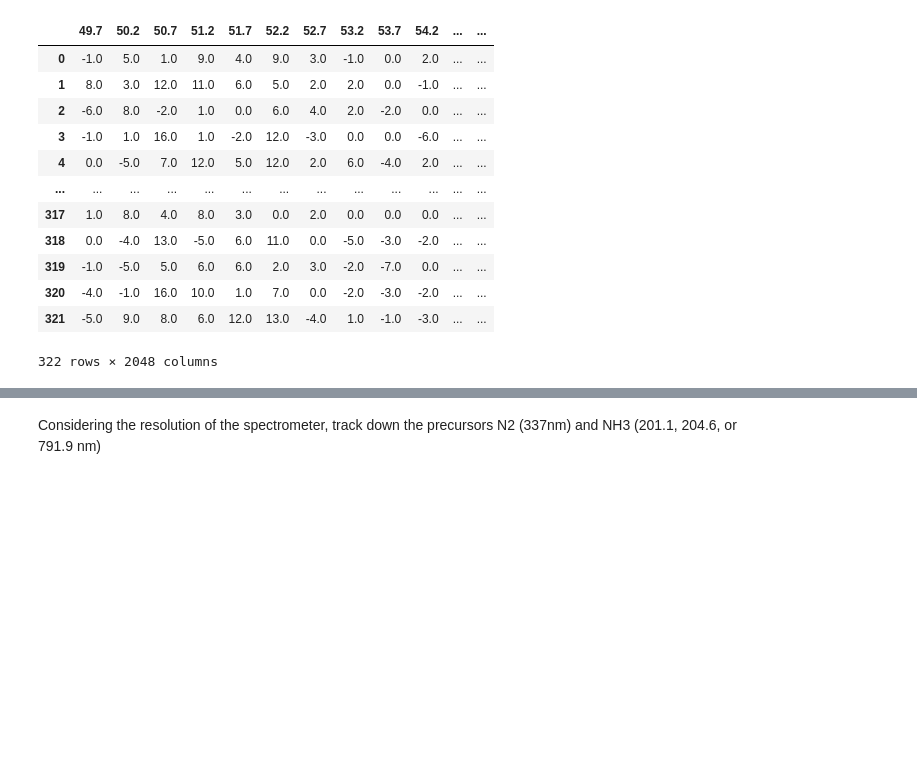
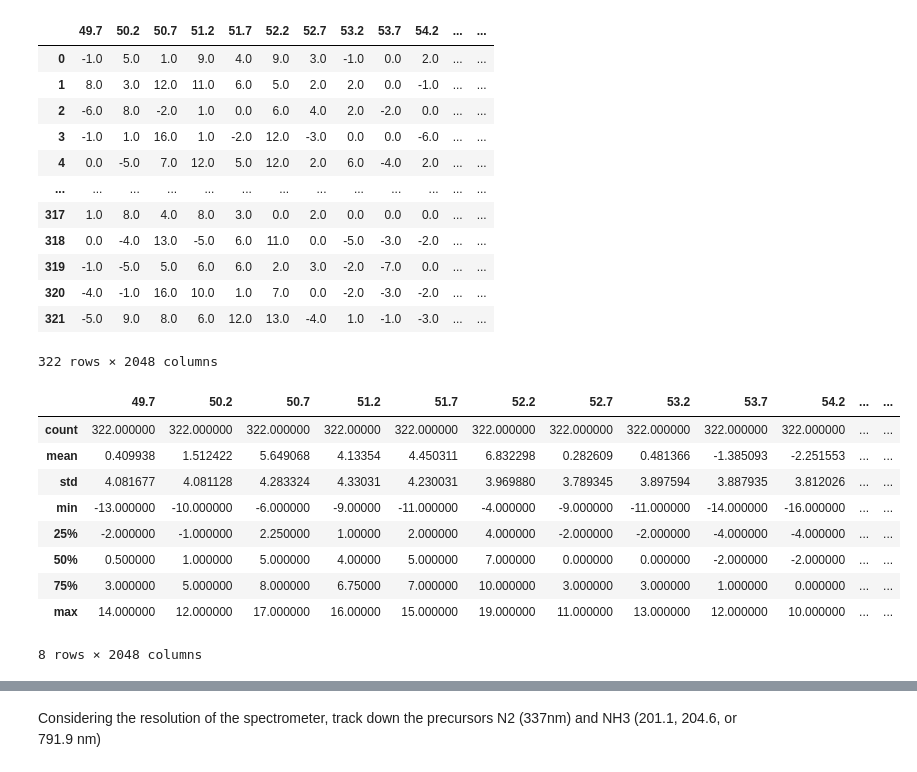
Before and after one commit to Materials-and-Devices-Center-under-KETI/OES_data, a Jupyter notebook: oes_test_new.ipynb, the cells around one changed output, grey strips where cells are left out. Cells and saved outputs as stored; diff of their text form; code cells hidden in the pictures; blank space fills up the shorter version.

```diff
--- a/oes_test_new.ipynb
+++ b/oes_test_new.ipynb
@@ -87,6 +87,19 @@ df23
 | 320 | -4.0 | -1.0 | 16.0 | 10.0 | 1.0 | 7.0 | 0.0 | -2.0 | -3.0 | -2.0 | ... | ... |
 | 321 | -5.0 | 9.0 | 8.0 | 6.0 | 12.0 | 13.0 | -4.0 | 1.0 | -1.0 | -3.0 | ... | ... |
 322 rows × 2048 columns
+# %%
+df23.describe()
+# %% [output]
+|  | 49.7 | 50.2 | 50.7 | 51.2 | 51.7 | 52.2 | 52.7 | 53.2 | 53.7 | 54.2 | ... | ... |
+| count | 322.000000 | 322.000000 | 322.000000 | 322.00000 | 322.000000 | 322.000000 | 322.000000 | 322.000000 | 322.000000 | 322.000000 | ... | ... |
+| mean | 0.409938 | 1.512422 | 5.649068 | 4.13354 | 4.450311 | 6.832298 | 0.282609 | 0.481366 | -1.385093 | -2.251553 | ... | ... |
+| std | 4.081677 | 4.081128 | 4.283324 | 4.33031 | 4.230031 | 3.969880 | 3.789345 | 3.897594 | 3.887935 | 3.812026 | ... | ... |
+| min | -13.000000 | -10.000000 | -6.000000 | -9.00000 | -11.000000 | -4.000000 | -9.000000 | -11.000000 | -14.000000 | -16.000000 | ... | ... |
+| 25% | -2.000000 | -1.000000 | 2.250000 | 1.00000 | 2.000000 | 4.000000 | -2.000000 | -2.000000 | -4.000000 | -4.000000 | ... | ... |
+| 50% | 0.500000 | 1.000000 | 5.000000 | 4.00000 | 5.000000 | 7.000000 | 0.000000 | 0.000000 | -2.000000 | -2.000000 | ... | ... |
+| 75% | 3.000000 | 5.000000 | 8.000000 | 6.75000 | 7.000000 | 10.000000 | 3.000000 | 3.000000 | 1.000000 | 0.000000 | ... | ... |
+| max | 14.000000 | 12.000000 | 17.000000 | 16.00000 | 15.000000 | 19.000000 | 11.000000 | 13.000000 | 12.000000 | 10.000000 | ... | ... |
+8 rows × 2048 columns
 # %%
 x = range(len(df23.index))
 y = range(len(df23.columns))
```
Also changed, not shown: parts of 15 cells of this notebook.
